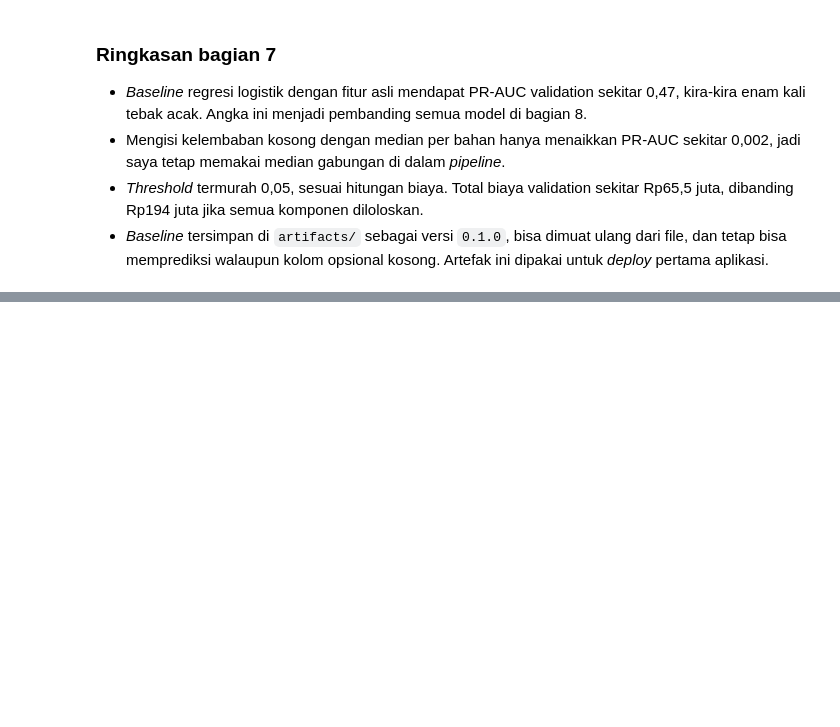
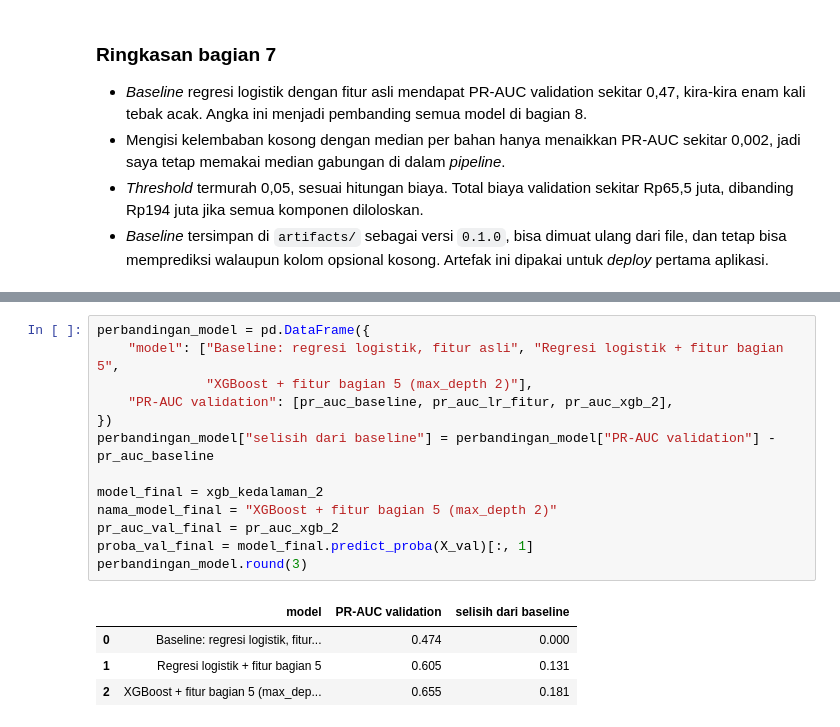
Before and after one commit to FarahAuliaKirana/qc-injection-molding, a Jupyter notebook: notebooks/qc_injection_molding.ipynb, the cells around one changed output, grey strips where cells are left out. Drawn from its saved outputs; the diff is of its cells as text; blank space fills up the shorter version.

```diff
--- a/notebooks/qc_injection_molding.ipynb
+++ b/notebooks/qc_injection_molding.ipynb
@@ -1652,0 +1834,18 @@ print(f"✅ Bagian 7 beres. Baseline v{meta_file['versi_model']} tersimpan, thre
+# %%
+perbandingan_model = pd.DataFrame({
+    "model": ["Baseline: regresi logistik, fitur asli", "Regresi logistik + fitur bagian 5",
+              "XGBoost + fitur bagian 5 (max_depth 2)"],
+    "PR-AUC validation": [pr_auc_baseline, pr_auc_lr_fitur, pr_auc_xgb_2],
+})
+perbandingan_model["selisih dari baseline"] = perbandingan_model["PR-AUC validation"] - pr_auc_baseline
+
+model_final = xgb_kedalaman_2
+nama_model_final = "XGBoost + fitur bagian 5 (max_depth 2)"
+pr_auc_val_final = pr_auc_xgb_2
+proba_val_final = model_final.predict_proba(X_val)[:, 1]
+perbandingan_model.round(3)
+# %% [output]
+|  | model | PR-AUC validation | selisih dari baseline |
+| 0 | Baseline: regresi logistik, fitur... | 0.474 | 0.000 |
+| 1 | Regresi logistik + fitur bagian 5 | 0.605 | 0.131 |
+| 2 | XGBoost + fitur bagian 5 (max_dep... | 0.655 | 0.181 |
```
Also changed, not shown: parts of 15 cells of this notebook, 2 other files.
